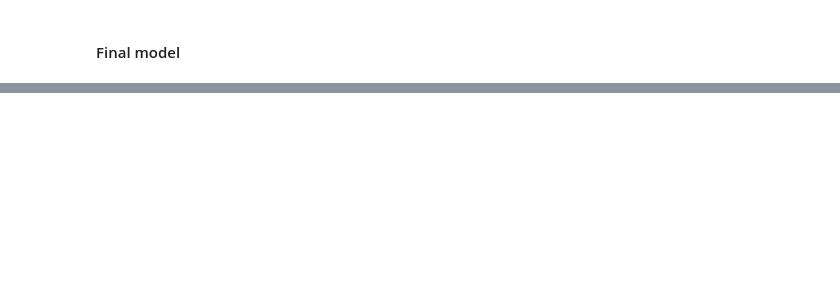
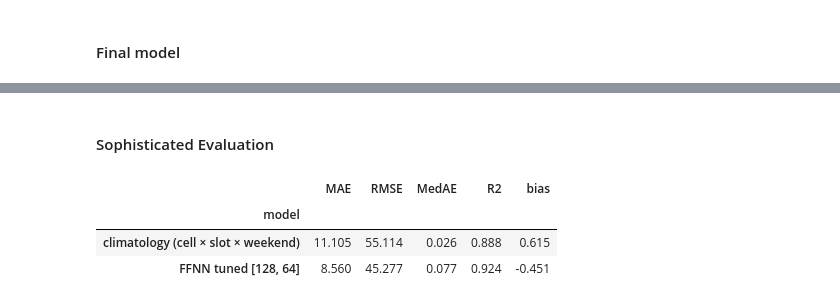
Before and after one commit to timoerc/AAA26-Chicago-Mobility, a Jupyter notebook: notebooks/05b_nn.ipynb, the cells around one changed output, grey strips where cells are left out. Drawn from its saved outputs; the diff is of its cells as text; code cells hidden in the pictures; blank space fills up the shorter version.

Commit message:
Set some variables to dynamic & created a simple benchmark comparison (climatology) like in SVM notebook

```diff
--- a/notebooks/05b_nn.ipynb
+++ b/notebooks/05b_nn.ipynb
@@ -328,0 +338,34 @@ plt.show()
+# %% [markdown]
+#### Sophisticated Evaluation
+# %%
+y_test_orig = df.loc[test_idx, 'trip_count'].values
+
+def _report(name, pred_raw, y_true_raw):
+    """Return a metrics dict comparing raw (count-space) predictions to truth."""
+    return dict(
+        model = name,
+        MAE   = mean_absolute_error(y_true_raw, pred_raw),
+        RMSE  = np.sqrt(mean_squared_error(y_true_raw, pred_raw)),
+        MedAE = np.median(np.abs(pred_raw - y_true_raw)),
+        R2    = r2_score(y_true_raw, pred_raw),
+        bias  = np.mean(pred_raw - y_true_raw),
+    )
+
+# Climatology: build lookup from train only, apply to test
+clim_df = df.loc[train_idx].copy()
+clim_df['slot'] = clim_df['time_bucket'].dt.hour // FREQ_HOURS
+clim_key = clim_df.groupby(['h3_id', 'slot', 'is_weekend'])['trip_count'].mean()
+
+test_df = df.loc[test_idx].copy()
+test_df['slot'] = test_df['time_bucket'].dt.hour // FREQ_HOURS
+pred_clim = test_df.join(clim_key.rename('clim'), on=['h3_id', 'slot', 'is_weekend'])['clim'].fillna(0).values
+
+pd.DataFrame([
+    _report('climatology (cell × slot × weekend)', pred_clim,  y_test_orig),
+    _report(f'FFNN tuned {BEST_HIDDEN}',           pred_final, y_test_orig),
+]).set_index('model').round(3)
+# %% [output]
+|  | MAE | RMSE | MedAE | R2 | bias |
+| model |  |  |  |  |  |
+| climatology (cell × slot × weekend) | 11.105 | 55.114 | 0.026 | 0.888 | 0.615 |
+| FFNN tuned [128, 64] | 8.560 | 45.277 | 0.077 | 0.924 | -0.451 |
```
Also changed, not shown: parts of 8 cells of this notebook.
